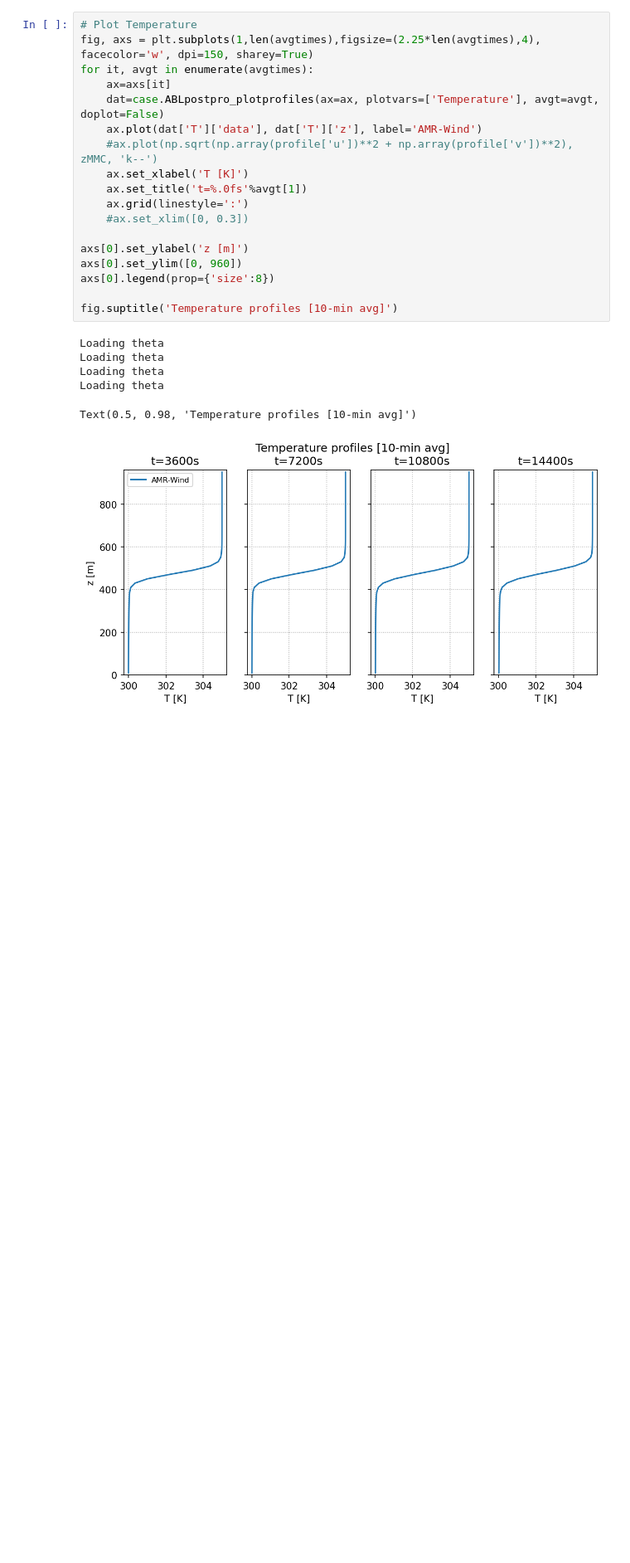
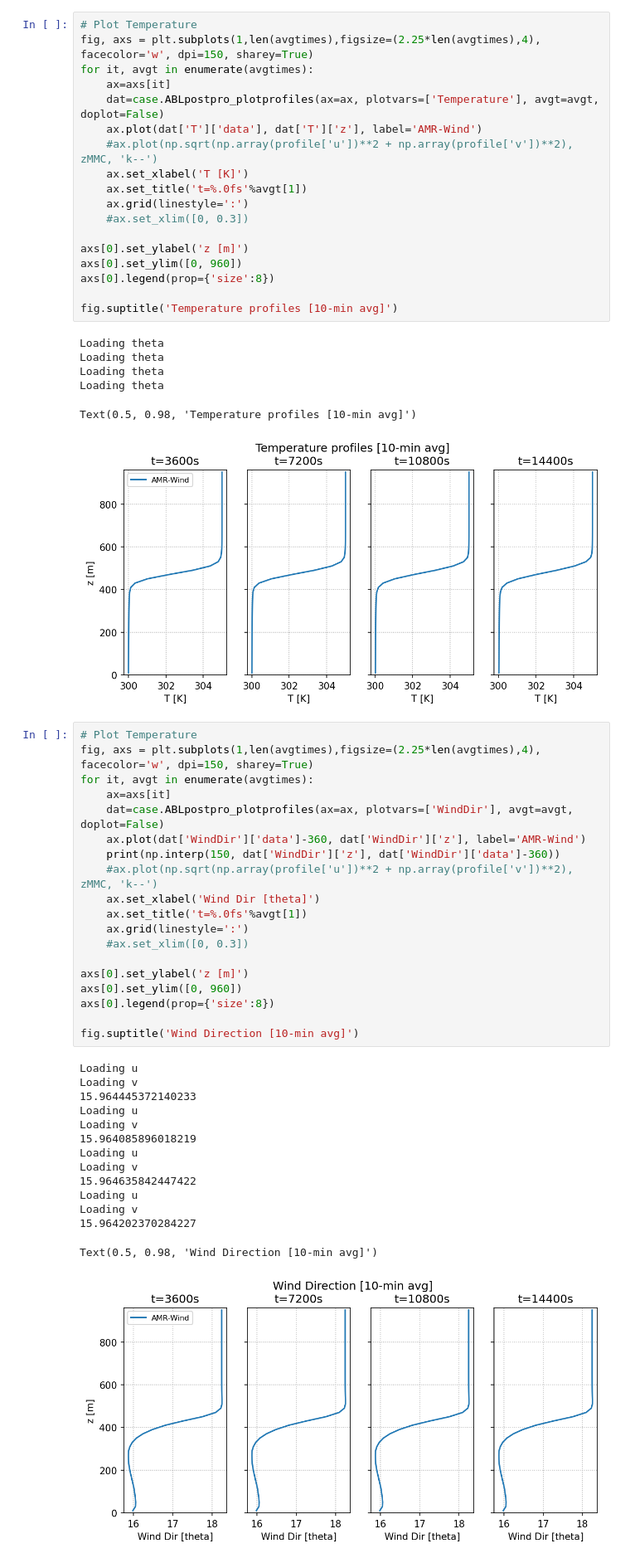
Before and after one commit to moprak-nrel/microscale_surrogate_wakes, a Jupyter notebook: MMCdemo/Postpro_neutraldemo1_10x10_20.ipynb, the cells around one changed output. Shown at 83% size. Drawn from its saved outputs; the diff is of its cells as text; blank space fills up the shorter version.

Commit message:
Update neutral demo case

```diff
--- a/MMCdemo/Postpro_neutraldemo1_10x10_20.ipynb
+++ b/MMCdemo/Postpro_neutraldemo1_10x10_20.ipynb
@@ -184,3 +184,37 @@ Loading theta
 Loading theta
 Text(0.5, 0.98, 'Temperature profiles [10-min avg]')
 [figure]
+# %%
+# Plot Temperature
+fig, axs = plt.subplots(1,len(avgtimes),figsize=(2.25*len(avgtimes),4), facecolor='w', dpi=150, sharey=True)
+for it, avgt in enumerate(avgtimes):
+    ax=axs[it]
+    dat=case.ABLpostpro_plotprofiles(ax=ax, plotvars=['WindDir'], avgt=avgt, doplot=False)
+    ax.plot(dat['WindDir']['data']-360, dat['WindDir']['z'], label='AMR-Wind')
+    print(np.interp(150, dat['WindDir']['z'], dat['WindDir']['data']-360))
+    #ax.plot(np.sqrt(np.array(profile['u'])**2 + np.array(profile['v'])**2), zMMC, 'k--')
+    ax.set_xlabel('Wind Dir [theta]')
+    ax.set_title('t=%.0fs'%avgt[1])
+    ax.grid(linestyle=':')
+    #ax.set_xlim([0, 0.3])
+
+axs[0].set_ylabel('z [m]')
+axs[0].set_ylim([0, 960])
+axs[0].legend(prop={'size':8})
+
+fig.suptitle('Wind Direction [10-min avg]')
+# %% [output]
+Loading u
+Loading v
+15.964445372140233
+Loading u
+Loading v
+15.964085896018219
+Loading u
+Loading v
+15.964635842447422
+Loading u
+Loading v
+15.964202370284227
+Text(0.5, 0.98, 'Wind Direction [10-min avg]')
+[figure, added]
```
Also changed, not shown: parts of 2 cells of this notebook, 1 other file.
